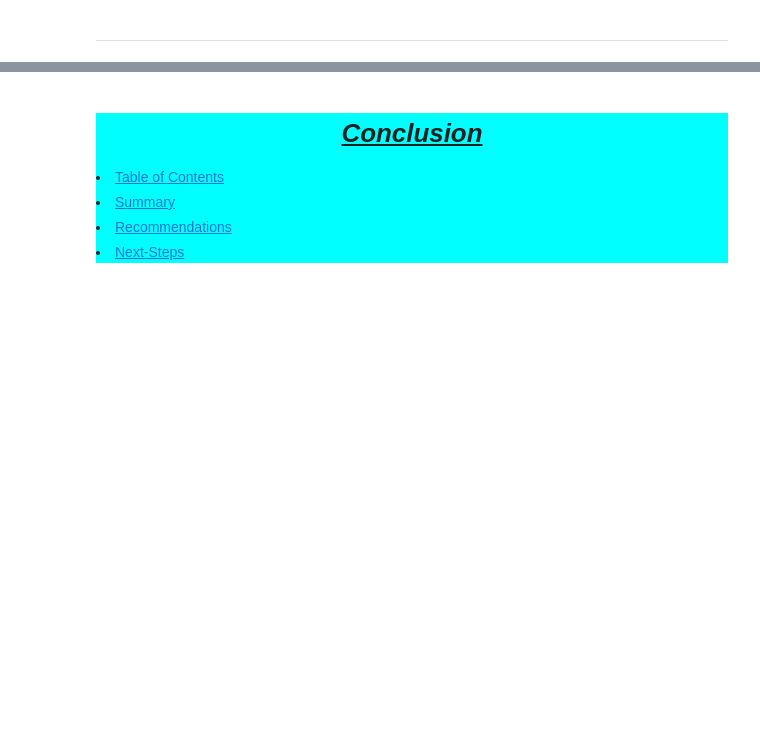
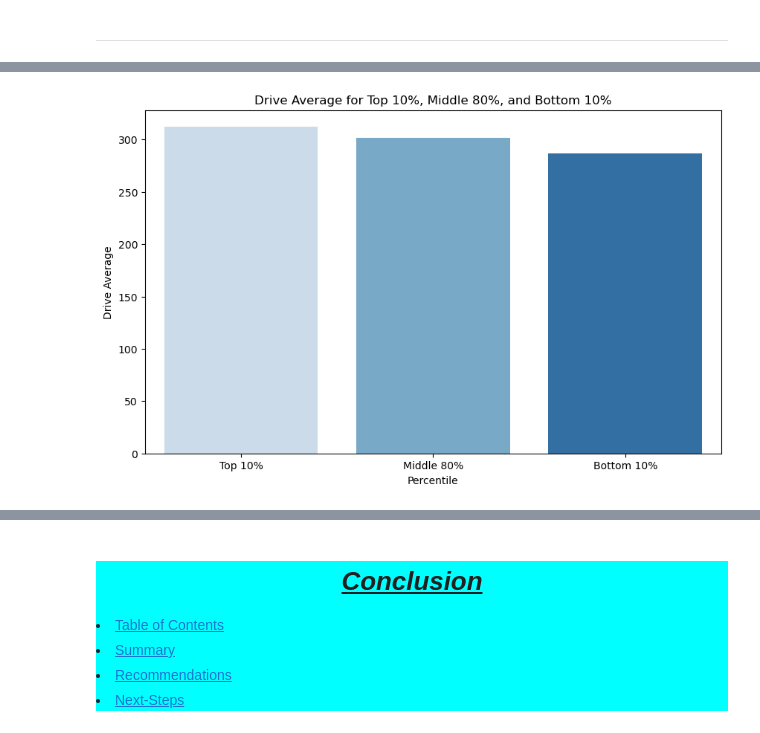
Before and after one commit to Birdie-Eye-View/Capstone-Project, a Jupyter notebook: mvp/final_report.ipynb, the cells around one changed output, grey strips where cells are left out. Saved outputs shown, nothing was run; the diff lists cells and outputs as text; code cells hidden in the pictures; blank space fills up the shorter version.

```diff
--- a/mvp/final_report.ipynb
+++ b/mvp/final_report.ipynb
@@ -257,0 +323,6 @@ rmse- par_5_avg:  0.011596302517951828
+# %%
+# From the 'final.py' file...
+# Call function to produce bar chart of percentiles for drive_avg
+f.plot_drive_avg_percentiles(merged_df)
+# %% [output]
+[figure, added]
```
Also changed, not shown: parts of 32 cells of this notebook, 1 other file.
